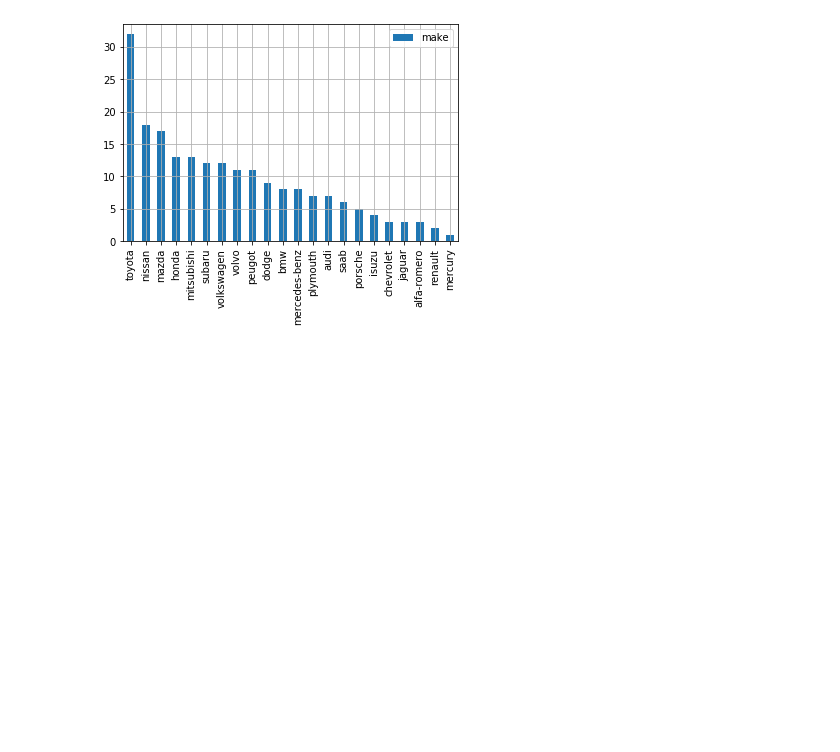
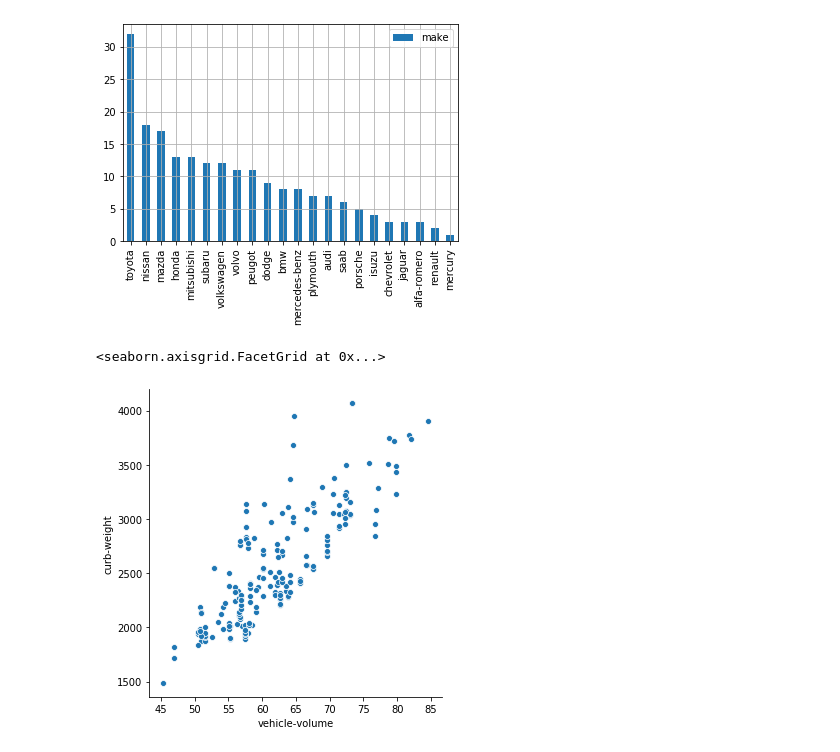
Before and after one commit to sateesh12/bin_utils, a Jupyter notebook: Automobile_EDA.ipynb, the cells around one changed output. Cells and saved outputs as stored; diff of their text form; code cells hidden in the pictures; blank space fills up the shorter version.

Commit message:
Added code to graph vehicle volume vs. weight.

```diff
--- a/Automobile_EDA.ipynb
+++ b/Automobile_EDA.ipynb
@@ -452,3 +452,18 @@ oem_count.plot(kind='bar',legend='True',grid='True')
 # %% [output]
 <matplotlib.axes._subplots.AxesSubplot at 0x...>
 [figure]
+# %%
+#Hypothesis as the volume of vehicle increase so does the weight.
+#Compute the volume of the vehicle first.
+df['vehicle-volume'] = df.apply(lambda row: (row.length*row.width*row.height)/10000,axis=1)
+df.head()
+#Add this into the persistent file so that it can be loaded into seaborn
+df.to_csv('Automotive_Cleaned_Dataset_V1.csv')
+
+#Now Seaboard plotting
+import seaborn as sns
+veh_size_to_weight = sns.load_dataset("Automotive_Cleaned_Dataset_V1",data_home=os.path.dirname(os.path.abspath("Automotive_Cleaned_Dataset_V1")))
+sns.relplot(x='vehicle-volume', y='curb-weight', data = veh_size_to_weight)
+# %% [output]
+<seaborn.axisgrid.FacetGrid at 0x...>
+[figure, added]
```
